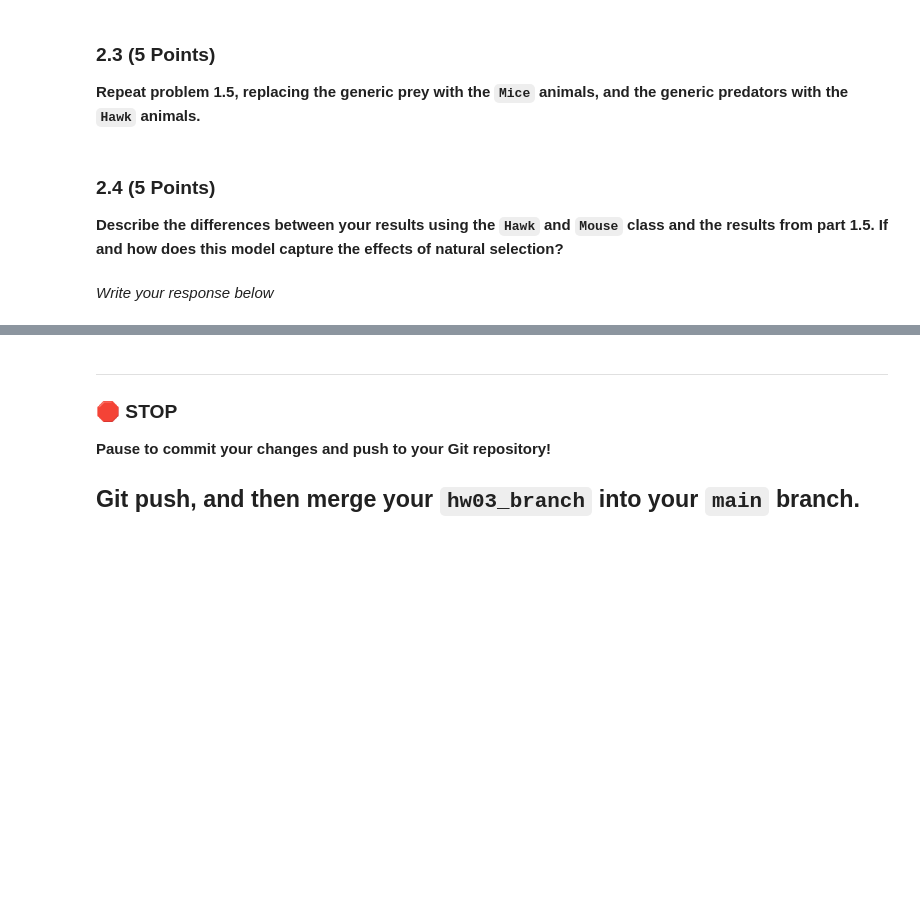
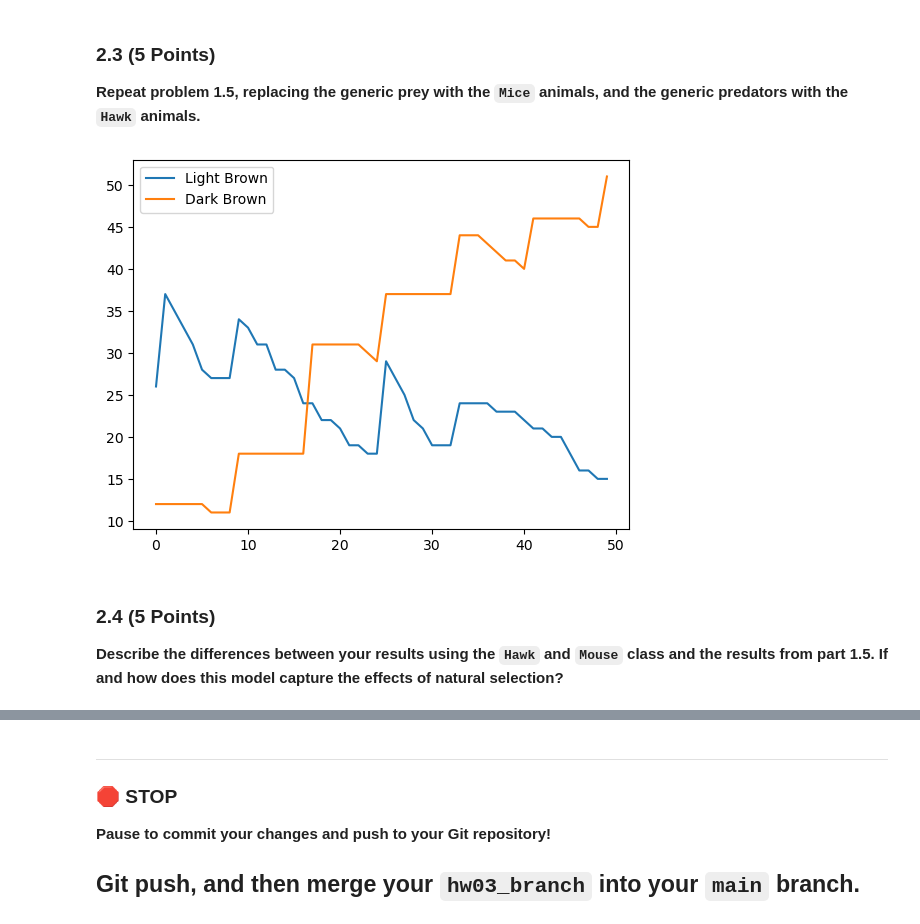
Before and after one commit to zuohanwe/CMSE202-s23-turnin, a Jupyter notebook: hw-03/zuohanwe_HW3_ABMs_STUDENT.ipynb, the cells around one changed output, grey strips where cells are left out. Saved outputs shown, nothing was run; the diff lists cells and outputs as text; code cells hidden in the pictures; blank space fills up the shorter version.

```diff
--- a/hw-03/zuohanwe_HW3_ABMs_STUDENT.ipynb
+++ b/hw-03/zuohanwe_HW3_ABMs_STUDENT.ipynb
@@ -179,3 +245,24 @@ Create a new `Hawk` child class, using the `Animal_Agent` as the parent class. T
+# %%
+#Write your code here
+class Hawk(Animal_Agent):
+    #def __init__(self,xmax=100,ymax=100,ptype="Prey",sex="M",age_limit=50,catch_radius=10,mate_range=5,gestation=8,shape="o",color="saddlebrown",saturation_pop=150):
+    #    super().__init__(xmax,ymax,ptype,sex,age_limit,catch_radius,mate_range,gestation,shape,color,saturation_pop)
+
+    def hunt(self,all_agents):
+        '''
+        * Modified to take into account catch probability
+        Method for a predator to find prey. If the predator finds prey, the method sets the is_caught flag
+        and returns the prey object so it can be removed from the environment.
+
+
+        all_agents (list): A list of all of the animal agent objects
+        '''
+        for agent in all_agents:
+            if (agent.ptype == "Prey") and (agent.age < agent.age_limit) and not (agent.is_caught):
+                if self.get_distance(agent) < self.catch_radius and random.random() < agent.catch_probability:
+                    agent.is_caught = True
+                    return agent
+        return False
 # %% [markdown]
 ### 2.3 (5 Points)
 
@@ -185,6 +270,27 @@ Create a new `Hawk` child class, using the `Animal_Agent` as the parent class. T
+# %%
+#Write your code here
+environment_2 = Environment()
+prey = []
+# add prey
+for _ in range(20):
+    mouse_female = Mouse(sex='F', ptype='Prey')
+    mouse_female.set_allele(random.randint(0, 1), random.randint(0, 1))
+    prey.append(mouse_female)
+for _ in range(20):
+    mouse_male = Mouse(sex='M', ptype='Prey')
+    mouse_male.set_allele(random.randint(0, 1), random.randint(0, 1))
+    prey.append(mouse_male)
+
+# add predator
+predators = [Hawk(ptype='Predator', shape='P', color='red') for _ in range(6)]
+
+for index, animal in enumerate(prey + predators):
+    environment_2.add_agent(animal)
+
+environment_2.simulate_plot_populations(50)
+# %% [output]
+[figure, added]
 # %% [markdown]
 ### 2.4 (5 Points)
 
 **Describe the differences between your results using the `Hawk` and `Mouse` class and the results from part 1.5. If and how does this model capture the effects of natural selection?**
-# %% [markdown]
-*Write your response below*
```
Also changed, not shown: parts of 12 cells of this notebook.
